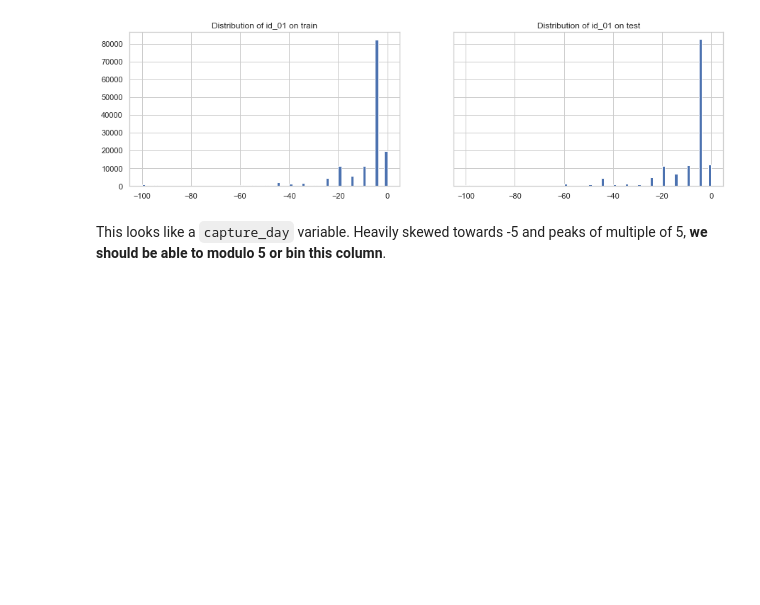
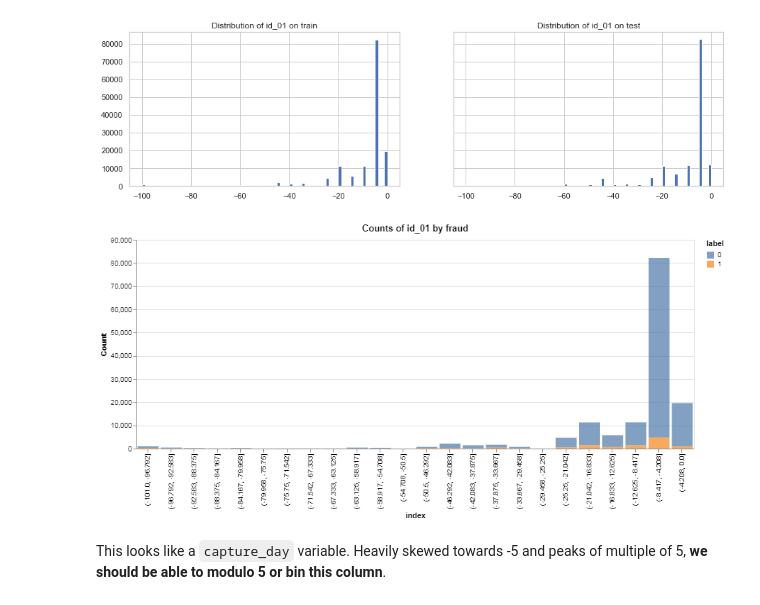
Before and after one commit to andfanilo/ieee-fraud-detection, a Jupyter notebook: notebooks/exploratory/EDA.ipynb, the cells around one changed output. Drawn from its saved outputs; the diff is of its cells as text; code cells hidden in the pictures; blank space fills up the shorter version.

```diff
--- a/notebooks/exploratory/EDA.ipynb
+++ b/notebooks/exploratory/EDA.ipynb
@@ -85,6 +85,10 @@ compare_train_test_hist(X, X_test, 'id_01', 80)
 # %% [output]
 [figure]
 [figure]
+# %%
+auto_bin(X, 'id_01', 25)#.interactive()
+# %% [output]
+[figure, added]
 # %% [markdown]
 This looks like a `capture_day` variable. Heavily skewed towards -5 and peaks of multiple of 5, **we should be able to modulo 5 or bin this column**.
 # %%
```
Also changed, not shown: parts of 14 cells of this notebook, 1 other file.
